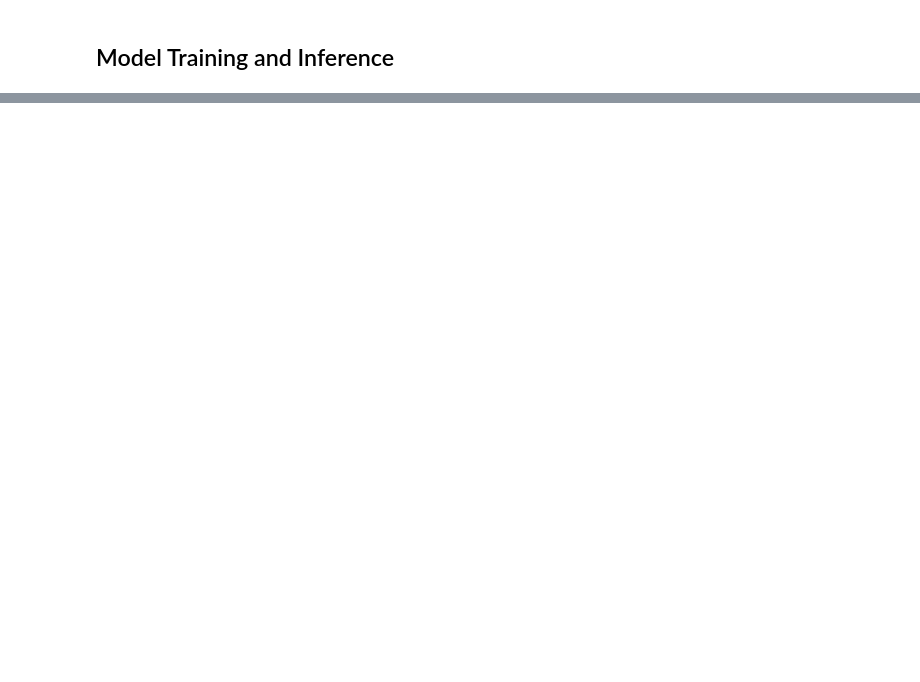
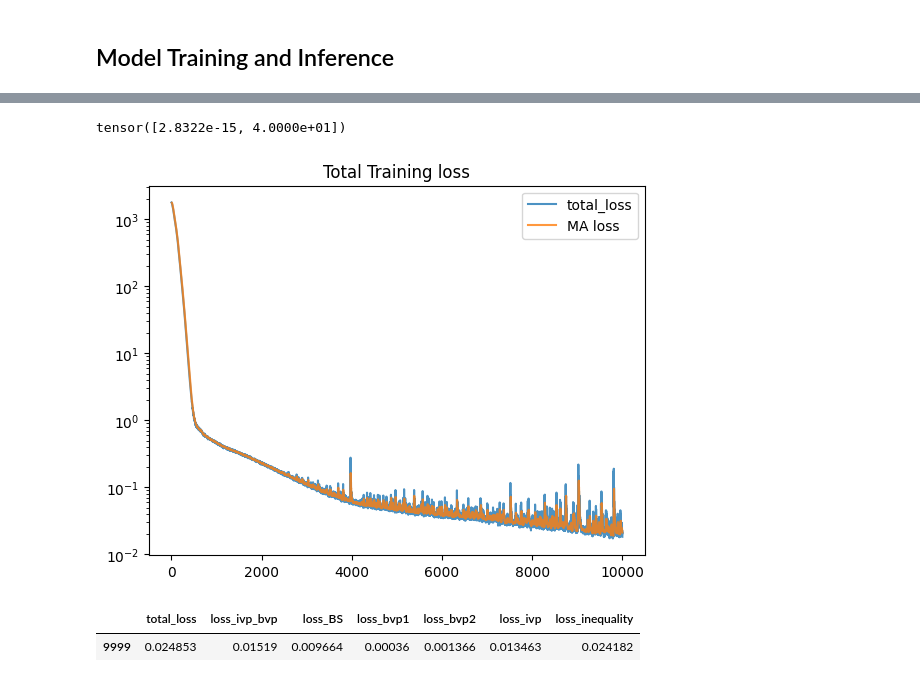
Before and after one commit to ashish1610dhiman/pinn_option_pricing, a Jupyter notebook: american_put/a.american_testing_setup.ipynb, the cells around one changed output, grey strips where cells are left out. Cells and saved outputs as stored; diff of their text form; code cells hidden in the pictures; blank space fills up the shorter version.

Commit message:
report results

```diff
--- a/american_put/a.american_testing_setup.ipynb
+++ b/american_put/a.american_testing_setup.ipynb
@@ -16,12 +16,12 @@ from model_types_am import *
 The autoreload extension is already loaded. To reload it, use:
   %reload_ext autoreload
 # %%
-N_EPOCH = 5000
+N_EPOCH = 10000
 LEARNING_RATE = 1e-3
 HIDDEN_LAYER = 3
 HIDDEN_WIDTH = 32
-N_sample = 2000
-EXPERIMENT_NAME = "exp0"
+N_sample = 5000
+EXPERIMENT_NAME = "exp1"
 PHYSICS_PENALTY = 10
 MODEL_TYPE = AmericanPut_gated3
 BVP1_PENALTY = 1
@@ -154,10 +154,12 @@ for i in range(N_EPOCH):
     loss2 = PHYSICS_PENALTY * nn.MSELoss()(bs_pde*free_pde, torch.zeros_like(bs_pde*free_pde))
     #inequality loss
     loss3 = 0
-    if bs_pde.item() >0:
-       loss3+= nn.MSELoss()(bs_pde,torch.zeros_like(bs_pde))
-    if free_pde.item()<0:
-       loss3+=nn.MSELoss()(free_pde,torch.zeros_like(free_pde))
+    mse_bs = nn.MSELoss()(bs_pde,torch.zeros_like(bs_pde))
+    mse_free = nn.MSELoss()(free_pde,torch.zeros_like(free_pde))
+    if mse_bs.item() >0:
+       loss3+= mse_bs
+    if mse_free.item()<0:
+       loss3+=mse_free
     loss3 = INEQUALITY_PENALTY*loss3
 
     # Backpropagate joint loss
@@ -184,0 +208,12 @@ for i in range(N_EPOCH):
+# %%
+amer_put_data.get_analytical_soln(torch.tensor([160,0]),torch.tensor([0.2,0.2]))
+# %% [output]
+tensor([2.8322e-15, 4.0000e+01])
+# %%
+loss_df = pd.DataFrame.from_dict(loss_history)
+ax = loss_df[["total_loss"]].plot(logy=True,alpha=0.8)
+loss_df[["total_loss"]].rename(columns={"total_loss":"MA loss"}).rolling(10).mean().plot(logy=True,alpha=0.8, label="MA", ax = ax)
+plt.title("Total Training loss")
+plt.savefig(experiment_dir+"/total_loss.jpg")
+# %% [output]
+[figure, added]
@@ -184,0 +224,5 @@ for i in range(N_EPOCH):
+# %%
+tail_result
+# %% [output]
+|  | total_loss | loss_ivp_bvp | loss_BS | loss_bvp1 | loss_bvp2 | loss_ivp | loss_inequality |
+| 9999 | 0.024853 | 0.01519 | 0.009664 | 0.00036 | 0.001366 | 0.013463 | 0.024182 |
```
Also changed, not shown: parts of 15 cells of this notebook, 25 other files.
